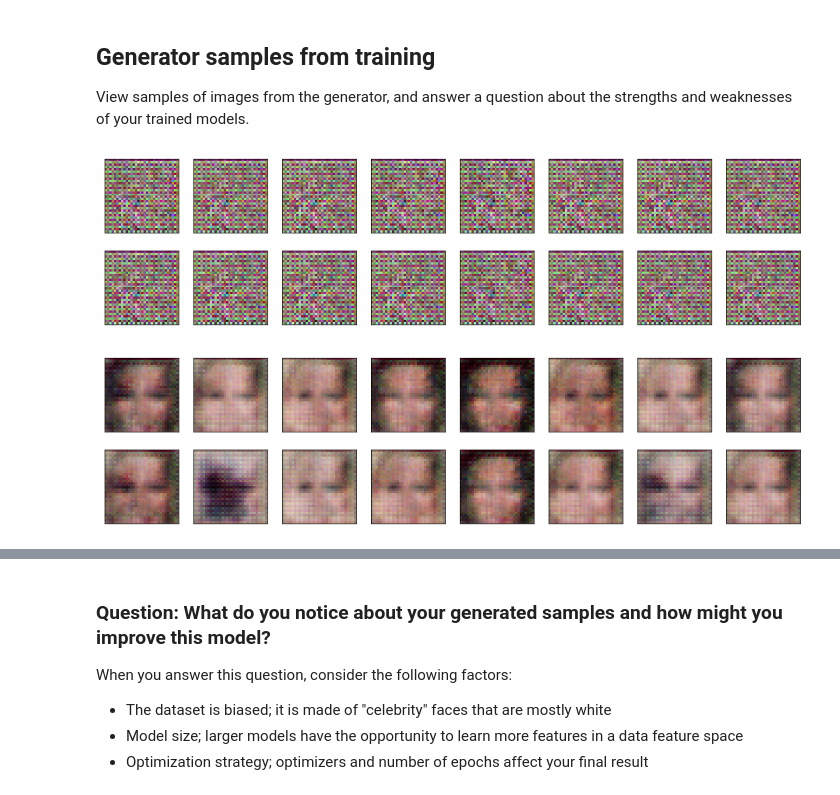
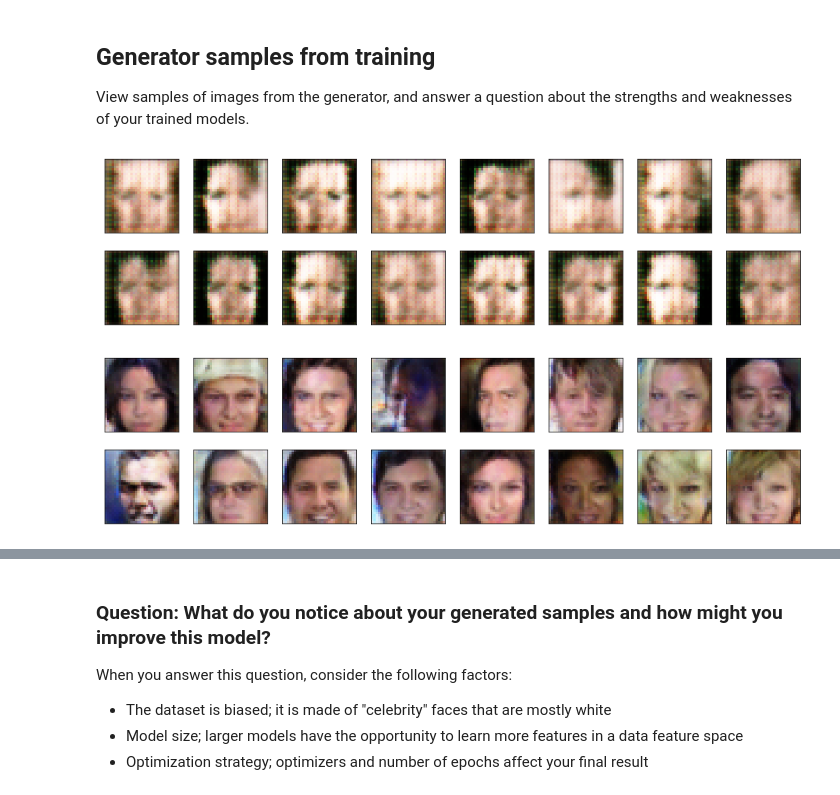
Before and after one commit to slawekslex/udacity_face_generation_project, a Jupyter notebook: test_notebook.ipynb, the cells around one changed output, grey strips where cells are left out. Cells and saved outputs as stored; diff of their text form; code cells hidden in the pictures.

```diff
--- a/test_notebook.ipynb
+++ b/test_notebook.ipynb
@@ -619,10 +617,10 @@ def view_samples(epoch, samples):
 with open('train_samples.pkl', 'rb') as f:
     samples = pkl.load(f)
 # %%
-_ = view_samples(1, samples)
+_ = view_samples(0, samples)
 # %% [output]
-[figure, old version]
+[figure, new version]
 # %%
-_ = view_samples(5, samples)
+_ = view_samples(49, samples)
 # %% [output]
-[figure, old version]
+[figure, new version]
```
Also changed, not shown: parts of 11 cells of this notebook.
